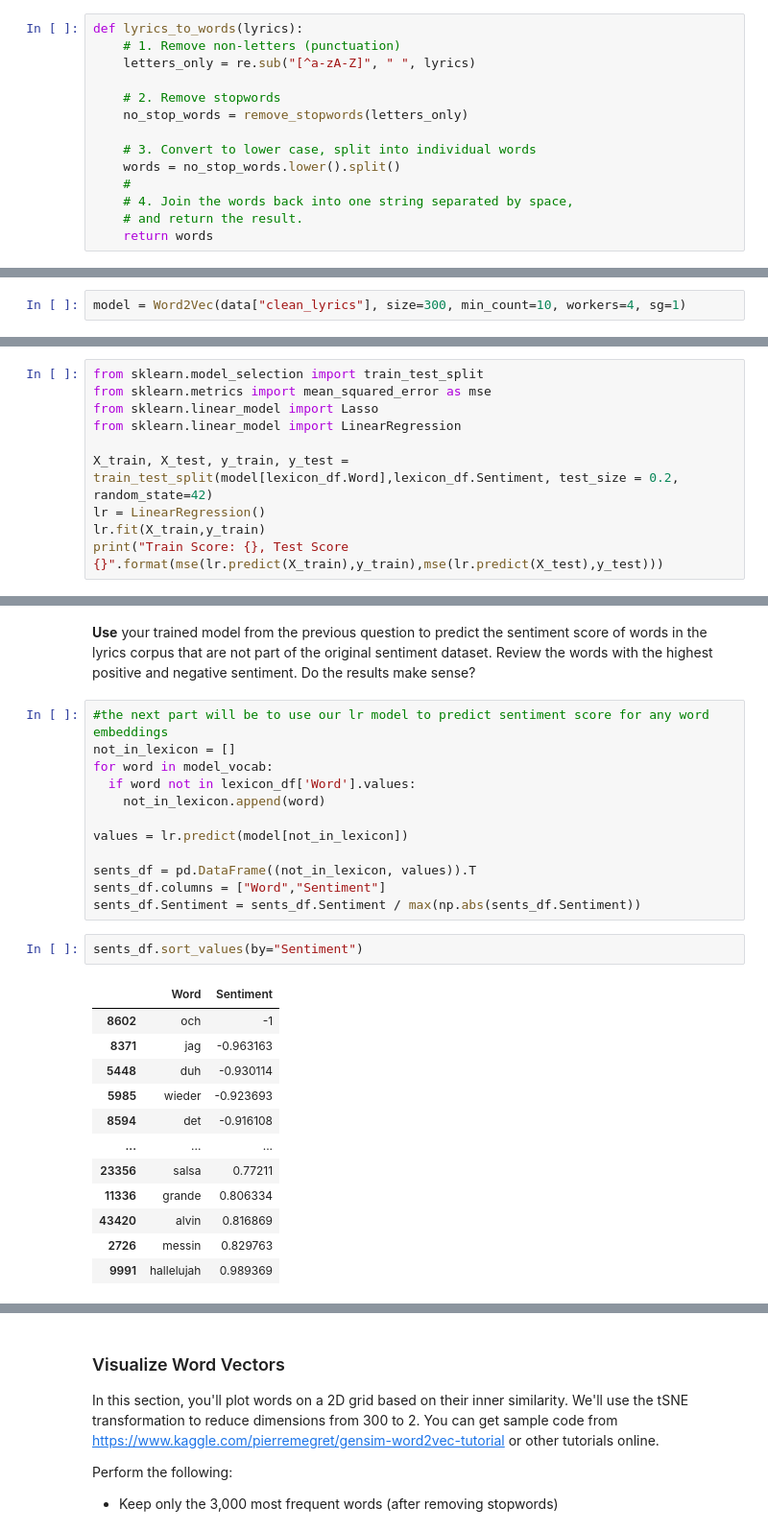
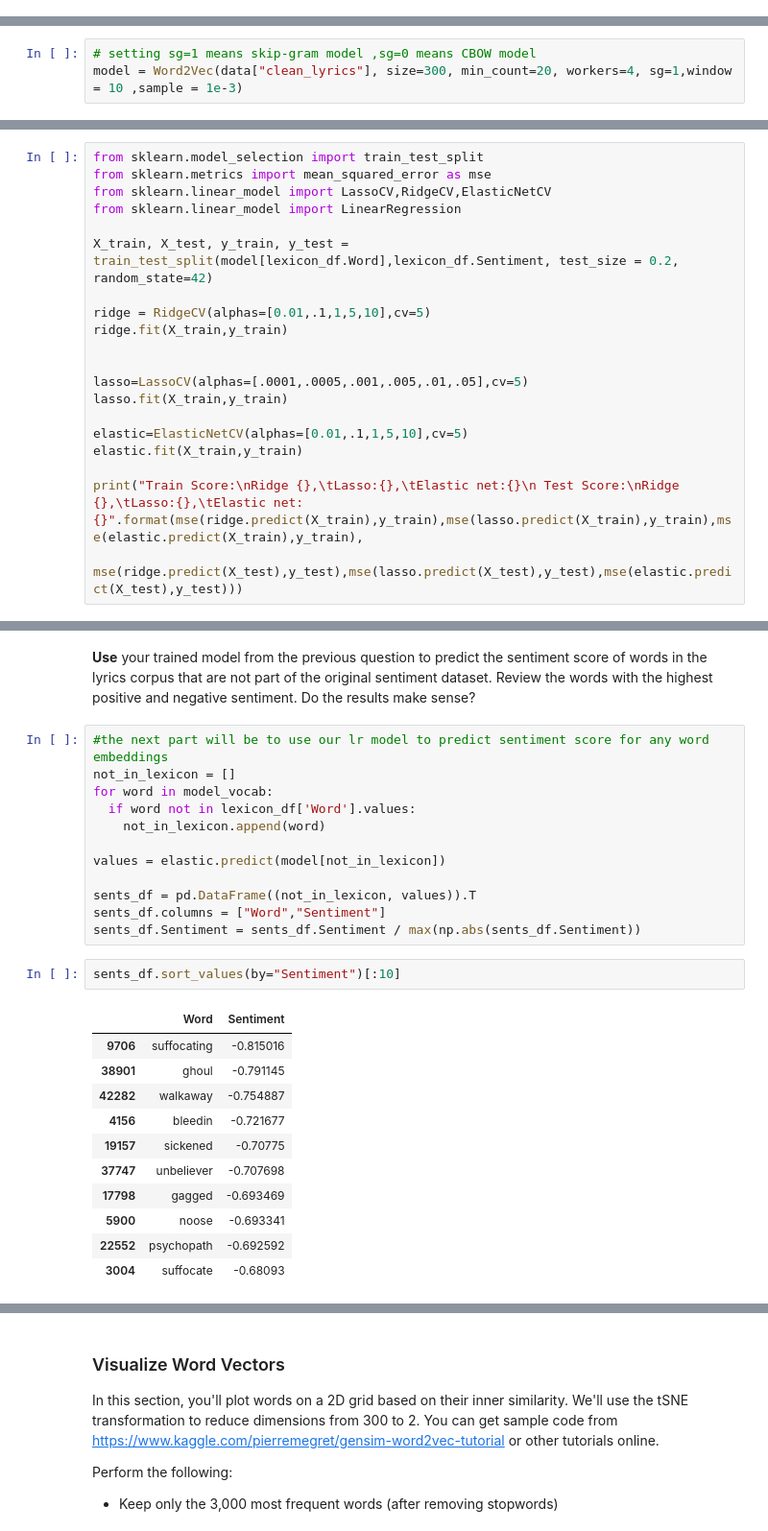
Before and after one commit to Hernanros/Y_Data_DL, a Jupyter notebook: [HW#3]Word_embeddings/DL_word_embedding_assignment.ipynb, the cells around one changed output, grey strips where cells are left out. Shown at 96% size. Cells and saved outputs as stored; diff of their text form.

```diff
--- a/[HW#3]Word_embeddings/DL_word_embedding_assignment.ipynb
+++ b/[HW#3]Word_embeddings/DL_word_embedding_assignment.ipynb
@@ -133,14 +119,0 @@ data.head()
-# %%
-def lyrics_to_words(lyrics):
-    # 1. Remove non-letters (punctuation)
-    letters_only = re.sub("[^a-zA-Z]", " ", lyrics)
-
-    # 2. Remove stopwords
-    no_stop_words = remove_stopwords(letters_only)
-
-    # 3. Convert to lower case, split into individual words
-    words = no_stop_words.lower().split()
-    #
-    # 4. Join the words back into one string separated by space,
-    # and return the result.
-    return words
@@ -149,5 +207,6 @@ data['clean_lyrics'] = data.lyrics.apply(lambda x: lyrics_to_words(x))
 # %%
-model = Word2Vec(data["clean_lyrics"], size=300, min_count=10, workers=4, sg=1)
+# setting sg=1 means skip-gram model ,sg=0 means CBOW model
+model = Word2Vec(data["clean_lyrics"], size=300, min_count=20, workers=4, sg=1,window = 10 ,sample = 1e-3)
 # %% [markdown]
 ### Review most similar words
 Get initial evaluation of the word vectors by analyzing the most similar words for a few interesting words in the text.
@@ -348,11 +439,21 @@ lexicon_df = pd.DataFrame(lexicon_words, columns=["Word","Sentiment"])
 # %%
 from sklearn.model_selection import train_test_split
 from sklearn.metrics import mean_squared_error as mse
-from sklearn.linear_model import Lasso
+from sklearn.linear_model import LassoCV,RidgeCV,ElasticNetCV
 from sklearn.linear_model import LinearRegression
 
 X_train, X_test, y_train, y_test = train_test_split(model[lexicon_df.Word],lexicon_df.Sentiment, test_size = 0.2, random_state=42)
-lr = LinearRegression()
-lr.fit(X_train,y_train)
-print("Train Score: {}, Test Score {}".format(mse(lr.predict(X_train),y_train),mse(lr.predict(X_test),y_test)))
+
+ridge = RidgeCV(alphas=[0.01,.1,1,5,10],cv=5)
+ridge.fit(X_train,y_train)
+
+
+lasso=LassoCV(alphas=[.0001,.0005,.001,.005,.01,.05],cv=5)
+lasso.fit(X_train,y_train)
+
+elastic=ElasticNetCV(alphas=[0.01,.1,1,5,10],cv=5)
+elastic.fit(X_train,y_train)
+
+print("Train Score:\nRidge {},\tLasso:{},\tElastic net:{}\n Test Score:\nRidge {},\tLasso:{},\tElastic net:{}".format(mse(ridge.predict(X_train),y_train),mse(lasso.predict(X_train),y_train),mse(elastic.predict(X_train),y_train),
+                                                                                  mse(ridge.predict(X_test),y_test),mse(lasso.predict(X_test),y_test),mse(elastic.predict(X_test),y_test)))
 # %% [output]
@@ -371,23 +471,22 @@ for word in model_vocab:
   if word not in lexicon_df['Word'].values:
     not_in_lexicon.append(word)
 
-values = lr.predict(model[not_in_lexicon])
+values = elastic.predict(model[not_in_lexicon])
 
 sents_df = pd.DataFrame((not_in_lexicon, values)).T
 sents_df.columns = ["Word","Sentiment"]
 sents_df.Sentiment = sents_df.Sentiment / max(np.abs(sents_df.Sentiment))
 # %%
-sents_df.sort_values(by="Sentiment")
+sents_df.sort_values(by="Sentiment")[:10]
 # %% [output]
 |  | Word | Sentiment |
-| 8602 | och | -1 |
-| 8371 | jag | -0.963163 |
-| 5448 | duh | -0.930114 |
-| 5985 | wieder | -0.923693 |
-| 8594 | det | -0.916108 |
-| ... | ... | ... |
-| 23356 | salsa | 0.77211 |
-| 11336 | grande | 0.806334 |
-| 43420 | alvin | 0.816869 |
-| 2726 | messin | 0.829763 |
-| 9991 | hallelujah | 0.989369 |
+| 9706 | suffocating | -0.815016 |
+| 38901 | ghoul | -0.791145 |
+| 42282 | walkaway | -0.754887 |
+| 4156 | bleedin | -0.721677 |
+| 19157 | sickened | -0.70775 |
+| 37747 | unbeliever | -0.707698 |
+| 17798 | gagged | -0.693469 |
+| 5900 | noose | -0.693341 |
+| 22552 | psychopath | -0.692592 |
+| 3004 | suffocate | -0.68093 |
```
Also changed, not shown: parts of 41 cells of this notebook.
